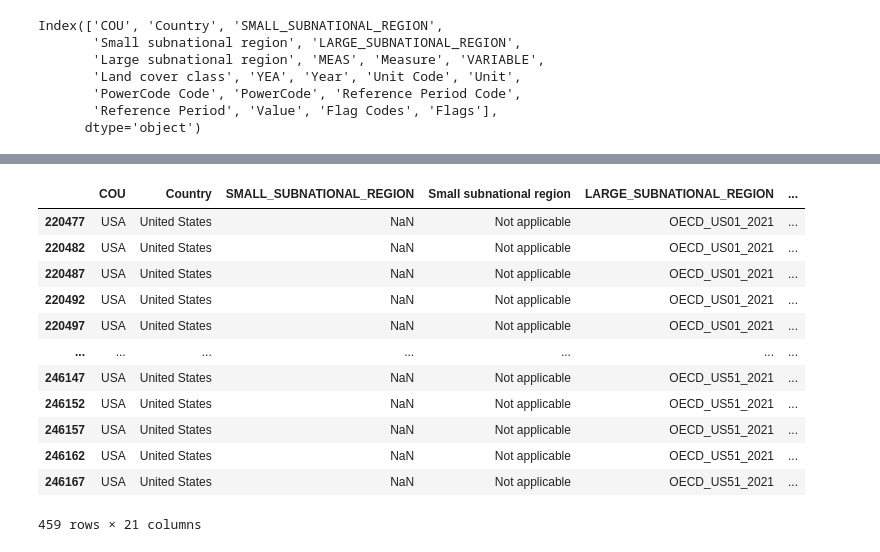
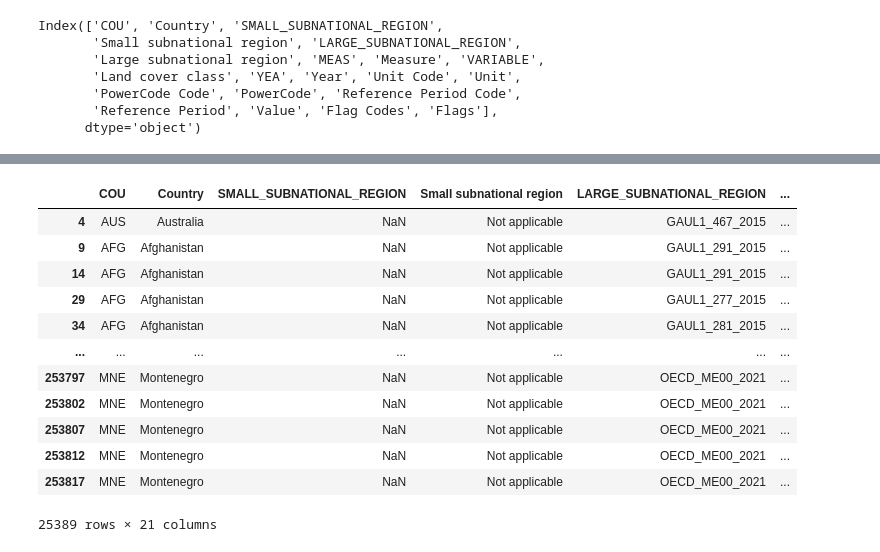
Before and after one commit to gwroth89/meteorite-ml-project, a Jupyter notebook: land_cover.ipynb, the cells around one changed output, grey strips where cells are left out. Saved outputs shown, nothing was run; the diff lists cells and outputs as text; code cells hidden in the pictures.

```diff
--- a/land_cover.ipynb
+++ b/land_cover.ipynb
@@ -64,17 +46,17 @@ usa_2019_data
-# %%
-usa_2019_data = usa_2019_data.loc[usa_data['MEAS'] == 'THOUSAND_SQKM']
-usa_2019_data
-# %% [output]
-|  | COU | Country | SMALL_SUBNATIONAL_REGION | Small subnational region | LARGE_SUBNATIONAL_REGION | ... |
-| 220477 | USA | United States | NaN | Not applicable | OECD_US01_2021 | ... |
-| 220482 | USA | United States | NaN | Not applicable | OECD_US01_2021 | ... |
-| 220487 | USA | United States | NaN | Not applicable | OECD_US01_2021 | ... |
-| 220492 | USA | United States | NaN | Not applicable | OECD_US01_2021 | ... |
-| 220497 | USA | United States | NaN | Not applicable | OECD_US01_2021 | ... |
-| ... | ... | ... | ... | ... | ... | ... |
-| 246147 | USA | United States | NaN | Not applicable | OECD_US51_2021 | ... |
-| 246152 | USA | United States | NaN | Not applicable | OECD_US51_2021 | ... |
-| 246157 | USA | United States | NaN | Not applicable | OECD_US51_2021 | ... |
-| 246162 | USA | United States | NaN | Not applicable | OECD_US51_2021 | ... |
-| 246167 | USA | United States | NaN | Not applicable | OECD_US51_2021 | ... |
-459 rows × 21 columns
+# %%
+land_data = land_data.loc[land_data['MEAS'] == 'THOUSAND_SQKM']
+land_data
+# %% [output]
+|  | COU | Country | SMALL_SUBNATIONAL_REGION | Small subnational region | LARGE_SUBNATIONAL_REGION | ... |
+| 4 | AUS | Australia | NaN | Not applicable | GAUL1_467_2015 | ... |
+| 9 | AFG | Afghanistan | NaN | Not applicable | GAUL1_291_2015 | ... |
+| 14 | AFG | Afghanistan | NaN | Not applicable | GAUL1_291_2015 | ... |
+| 29 | AFG | Afghanistan | NaN | Not applicable | GAUL1_277_2015 | ... |
+| 34 | AFG | Afghanistan | NaN | Not applicable | GAUL1_281_2015 | ... |
+| ... | ... | ... | ... | ... | ... | ... |
+| 253797 | MNE | Montenegro | NaN | Not applicable | OECD_ME00_2021 | ... |
+| 253802 | MNE | Montenegro | NaN | Not applicable | OECD_ME00_2021 | ... |
+| 253807 | MNE | Montenegro | NaN | Not applicable | OECD_ME00_2021 | ... |
+| 253812 | MNE | Montenegro | NaN | Not applicable | OECD_ME00_2021 | ... |
+| 253817 | MNE | Montenegro | NaN | Not applicable | OECD_ME00_2021 | ... |
+25389 rows × 21 columns
```
Also changed, not shown: parts of 8 cells of this notebook, 1 other file.
